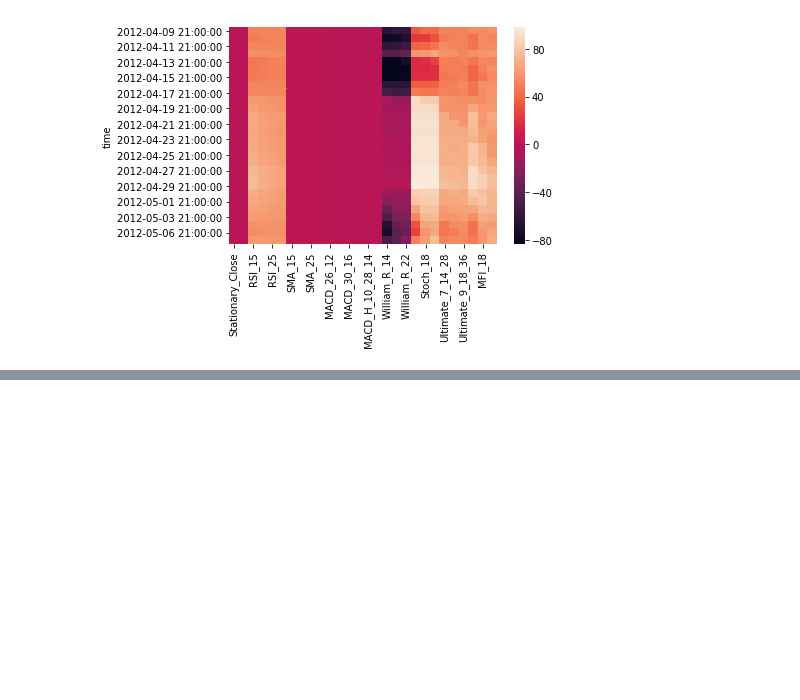
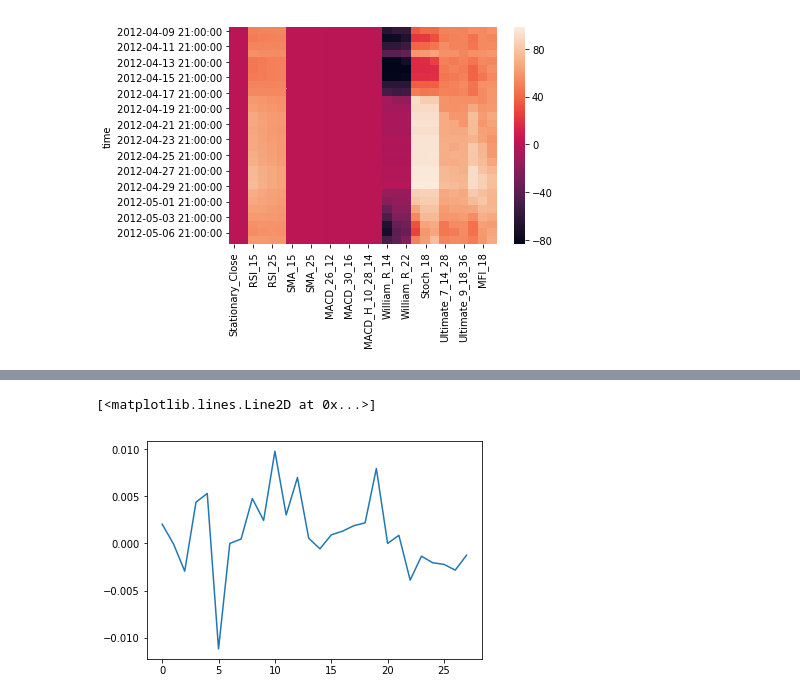
Before and after one commit to dmbernaal/Stella, a Jupyter notebook: 3_data_prep_sliding_window.ipynb, the cells around one changed output, grey strips where cells are left out. Cells and saved outputs as stored; diff of their text form; code cells hidden in the pictures; blank space fills up the shorter version.

```diff
--- a/3_data_prep_sliding_window.ipynb
+++ b/3_data_prep_sliding_window.ipynb
@@ -355,0 +363,5 @@ sns.heatmap(test_random_3)
+# %%
+plt.plot(test_random_2['Stationary_Close'].values)
+# %% [output]
+[<matplotlib.lines.Line2D at 0x...>]
+[figure, added]
```
Also changed, not shown: parts of 13 cells of this notebook.
